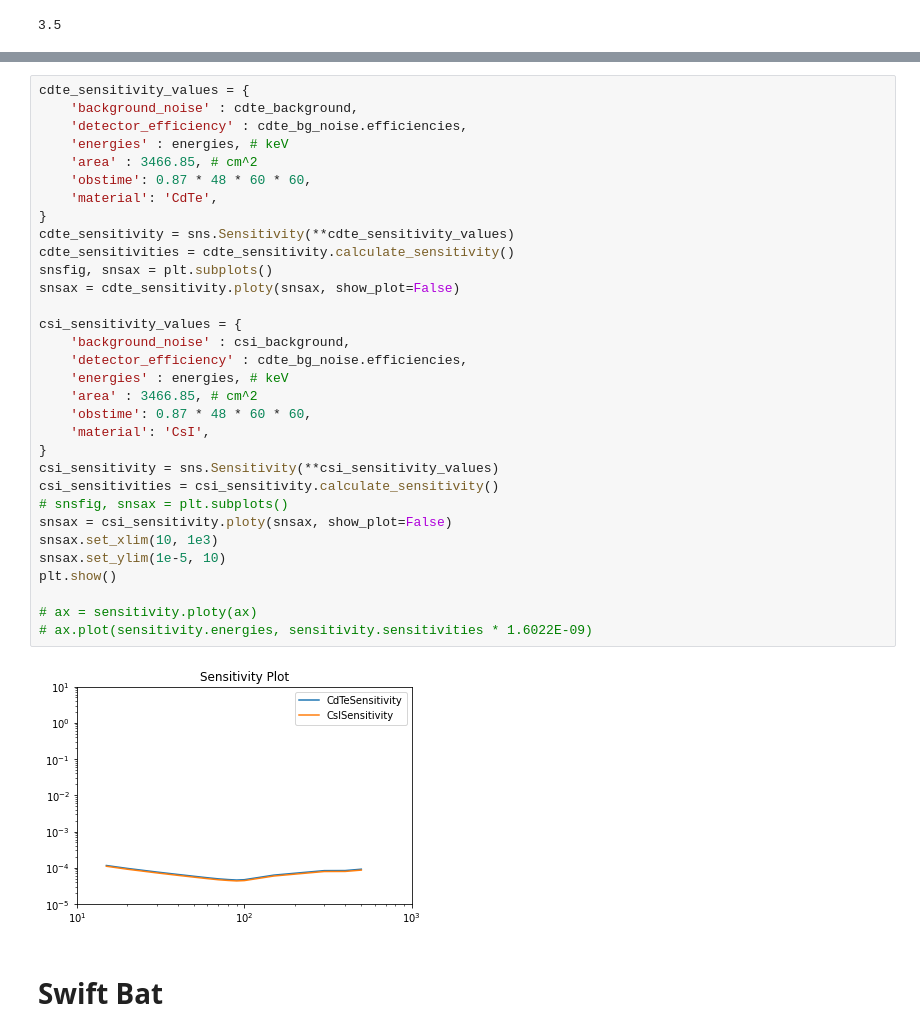
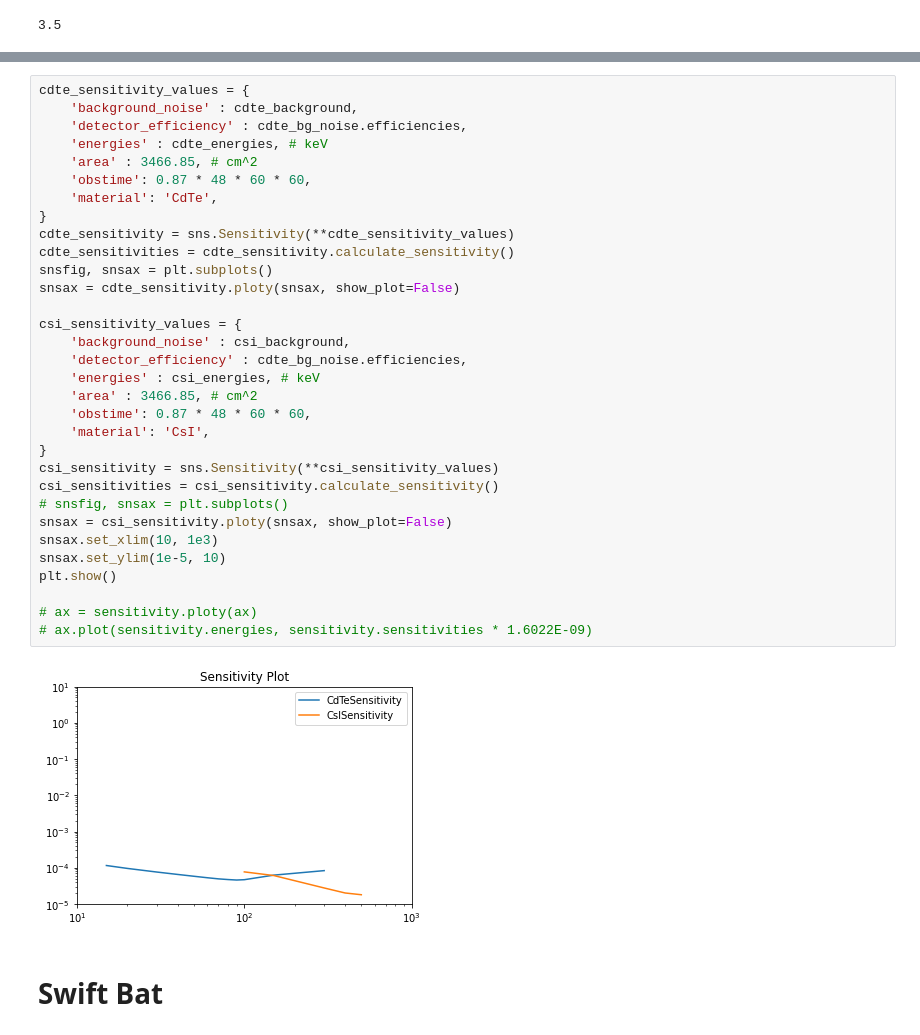
Before and after one commit to iamlrk/sensitivity_calculation, a Jupyter notebook: main.ipynb, the cells around one changed output, grey strips where cells are left out. Cells and saved outputs as stored; diff of their text form.

```diff
--- a/main.ipynb
+++ b/main.ipynb
@@ -65,36 +65,36 @@ a = csi_bg_noise.ploty(ax)
 cdte_sensitivity_values = {
     'background_noise' : cdte_background,
     'detector_efficiency' : cdte_bg_noise.efficiencies,
-    'energies' : energies, # keV
+    'energies' : cdte_energies, # keV
     'area' : 3466.85, # cm^2
     'obstime': 0.87 * 48 * 60 * 60,
     'material': 'CdTe',
 }
 cdte_sensitivity = sns.Sensitivity(**cdte_sensitivity_values)
 cdte_sensitivities = cdte_sensitivity.calculate_sensitivity()
 snsfig, snsax = plt.subplots()
 snsax = cdte_sensitivity.ploty(snsax, show_plot=False)
 
 csi_sensitivity_values = {
     'background_noise' : csi_background,
     'detector_efficiency' : cdte_bg_noise.efficiencies,
-    'energies' : energies, # keV
+    'energies' : csi_energies, # keV
     'area' : 3466.85, # cm^2
     'obstime': 0.87 * 48 * 60 * 60,
     'material': 'CsI',
 }
 csi_sensitivity = sns.Sensitivity(**csi_sensitivity_values)
 csi_sensitivities = csi_sensitivity.calculate_sensitivity()
 # snsfig, snsax = plt.subplots()
 snsax = csi_sensitivity.ploty(snsax, show_plot=False)
 snsax.set_xlim(10, 1e3)
 snsax.set_ylim(1e-5, 10)
 plt.show()
 
 # ax = sensitivity.ploty(ax)
 # ax.plot(sensitivity.energies, sensitivity.sensitivities * 1.6022E-09)
 # %% [output]
-[figure, old version]
+[figure, new version]
 # %% [markdown]
 # Swift Bat
 # %%
```
Also changed, not shown: parts of 1 cell of this notebook, 2 other files.
